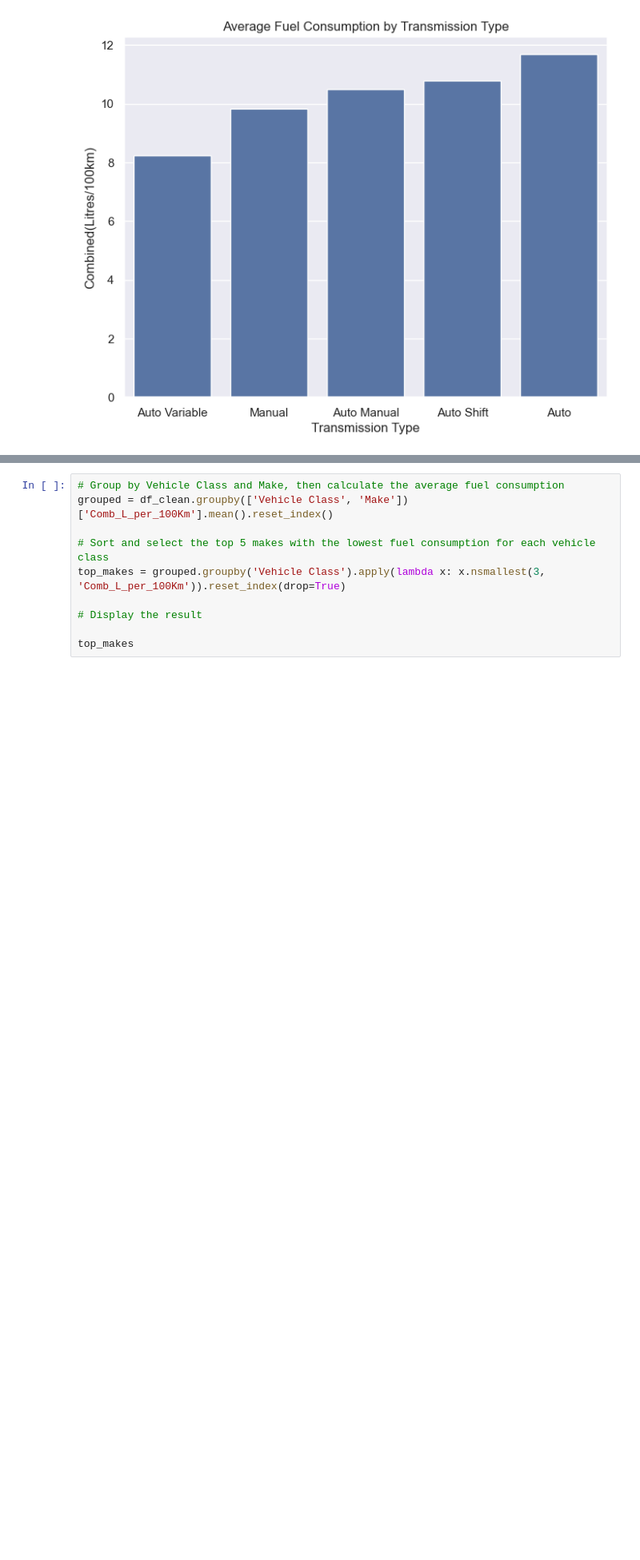
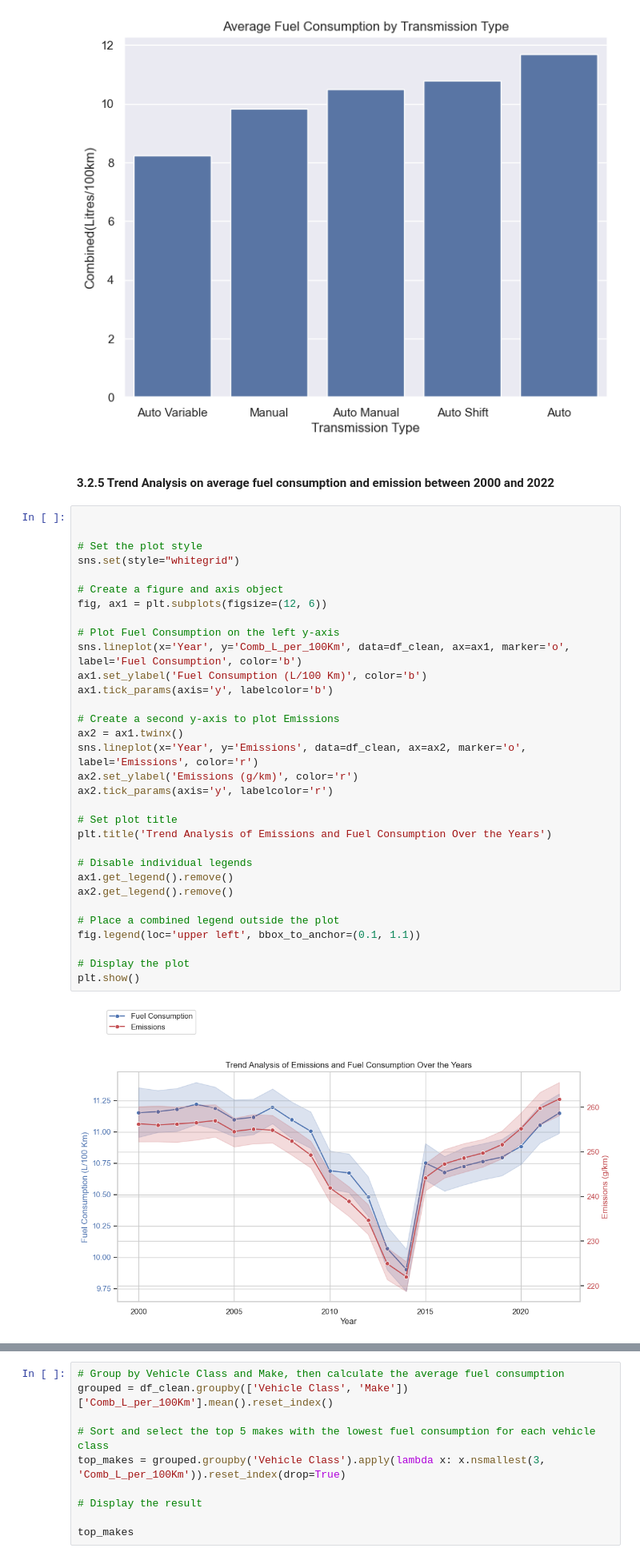
Before and after one commit to WambuiMunene/Phase2-Project_Group-4, a Jupyter notebook: Notebooks/Wambui.ipynb, the cells around one changed output, grey strips where cells are left out. Shown at 80% size. Drawn from its saved outputs; the diff is of its cells as text; blank space fills up the shorter version.

Commit message:
Completed the objectives section; pending summary of recomendations

```diff
--- a/Notebooks/Wambui.ipynb
+++ b/Notebooks/Wambui.ipynb
@@ -823,3 +811,39 @@ plt.ylabel('Combined(Litres/100km)')
 plt.show()
 # %% [output]
 [figure]
+# %% [markdown]
+#### 3.2.5 Trend Analysis on average fuel consumption and emission between 2000 and 2022
+# %%
+
+
+# Set the plot style
+sns.set(style="whitegrid")
+
+# Create a figure and axis object
+fig, ax1 = plt.subplots(figsize=(12, 6))
+
+# Plot Fuel Consumption on the left y-axis
+sns.lineplot(x='Year', y='Comb_L_per_100Km', data=df_clean, ax=ax1, marker='o', label='Fuel Consumption', color='b')
+ax1.set_ylabel('Fuel Consumption (L/100 Km)', color='b')
+ax1.tick_params(axis='y', labelcolor='b')
+
+# Create a second y-axis to plot Emissions
+ax2 = ax1.twinx()
+sns.lineplot(x='Year', y='Emissions', data=df_clean, ax=ax2, marker='o', label='Emissions', color='r')
+ax2.set_ylabel('Emissions (g/km)', color='r')
+ax2.tick_params(axis='y', labelcolor='r')
+
+# Set plot title
+plt.title('Trend Analysis of Emissions and Fuel Consumption Over the Years')
+
+# Disable individual legends
+ax1.get_legend().remove()
+ax2.get_legend().remove()
+
+# Place a combined legend outside the plot
+fig.legend(loc='upper left', bbox_to_anchor=(0.1, 1.1))
+
+# Display the plot
+plt.show()
+# %% [output]
+[figure, added]
```
Also changed, not shown: parts of 28 cells of this notebook.
